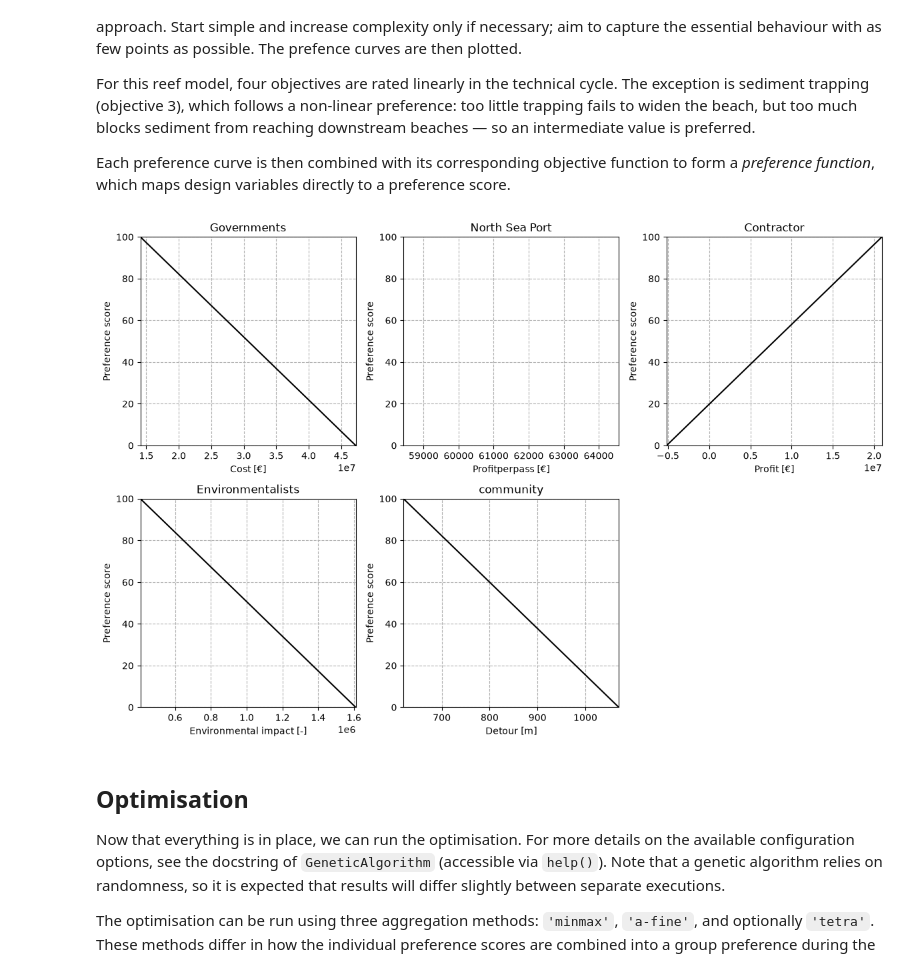
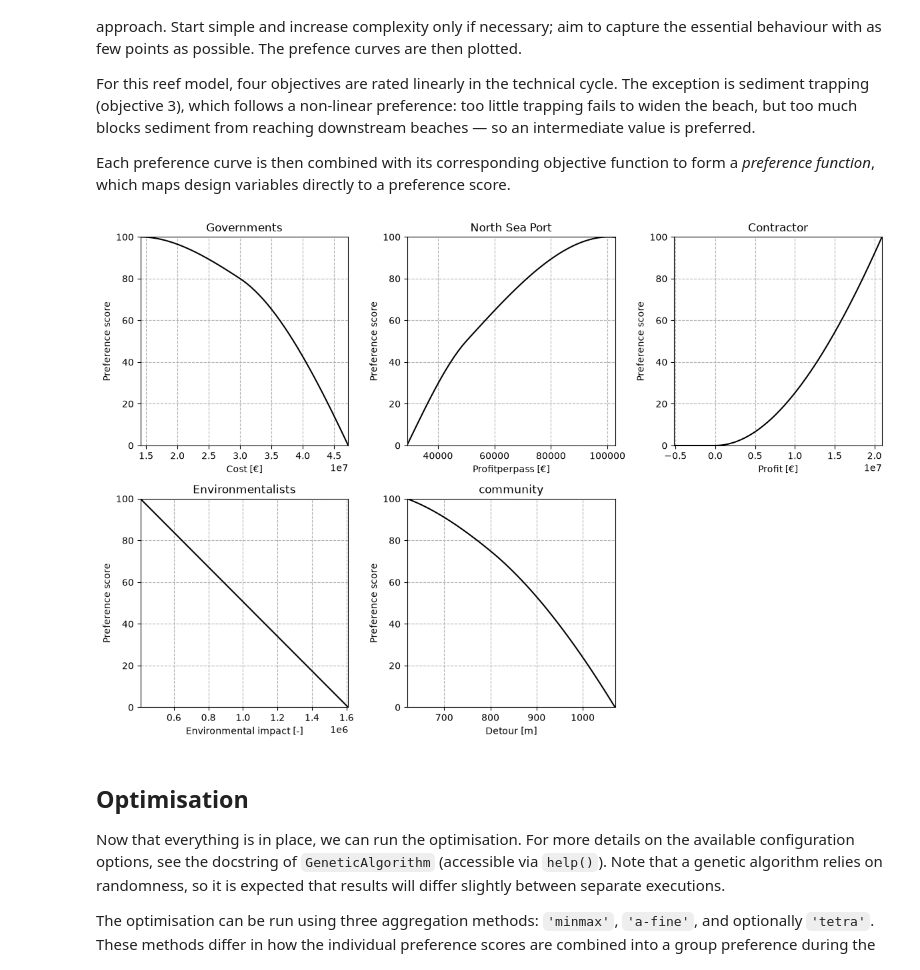
Before and after one commit to wvandenwildenberg/MCDA-week-2, a Jupyter notebook: Civil-Engineering-Systems-Design-main/EXAMPLE_Artificial_Reef.ipynb, the cells around one changed output. Drawn from its saved outputs; the diff is of its cells as text; code cells hidden in the pictures.

```diff
--- a/Civil-Engineering-Systems-Design-main/EXAMPLE_Artificial_Reef.ipynb
+++ b/Civil-Engineering-Systems-Design-main/EXAMPLE_Artificial_Reef.ipynb
@@ -261,9 +272,9 @@ In this model, all weights are initialised equally ($w_i = \frac{1}{5} = 0.2$) f
 # Weights per stakeholder — must sum to 1. Before game all weights were set equal.
 #                   cost   ride  sed   safe  econ
 weights_before =    [0.20, 0.20, 0.20, 0.20, 0.20]
-weights_after =     [0.30, 0.15, 0.20, 0.20, 0.15]
+weights_after =     [0.40, 0.15, 0.30, 0.05, 0.1]
 
-weights = weights_before  # set to which weight to use
+weights = weights_after  # set to which weight to use
 
 # Verify the weights sum to 1 (within numerical tolerance)
 assert np.isclose(sum(weights), 1.0), f"Weights must sum to 1, got {sum(weights)}"
@@ -279,17 +290,17 @@ For this reef model, four objectives are rated linearly in the technical cycle.
 Each preference curve is then combined with its corresponding objective function to form a *preference function*, which maps design variables directly to a preference score.
 # %%
 # Define preferences
-prefs_before = [[[14100000, 47250000],             [100, 0]],          # preference cost
-                [[0, 100000],                      [0, 100]],          # preference ride length
-                [[-5166000, 20943750],    [0, 100]],   # preference sediment trapping
-                [[406000, 1610000],                      [100, 0]],          # preference safety
-                [[620, 1070],                [100, 0]]]          # preference economic growth
+prefs_before = [[[14100000, 30000000, 47250000],             [100, 80, 0]],          # preference cost
+                [[29000, 50000, 100000],                      [0, 50, 100]],          # preference profit port
+                [[-5166000, 0, 20943750],    [0, 0, 100]],   #profit contractors
+                [[406000, 1610000],                      [100, 0]],          #
+                [[620, 800, 1070],                [100, 75, 0]]]          # preference economic growth
 
-pref_after = [[[150000, 2000000, 4250000],      [100, 80, 0]],
+prefs_after = [[[14100000, 30000000, 4250000],      [100, 80, 0]],
                 [[8, 120, 350],                 [0, 60, 100]],
-                [[0, 80000, 150000, 375000],    [0, 100, 50, 0]],
-                [[2, 9.5],                      [100, 0]],
-                [[12500000, 250000000],                [0, 100]]]
+                [[-5166000, 0, 20943750],    [0, 0, 100]],
+                [[406000, 1610000],                      [100, 0]],
+                [[620, 800, 1070],                [100, 65, 0]]]
 
 prefs = prefs_before  # set to which preferences to use
 
@@ -342,34 +353,34 @@ def pref_func_4(x1, x2, x3):
     safe = Contractor(x1, x2, x3)
     return pchip_interpolate(prefs[3][0], prefs[3][1], safe)
 
 def pref_func_5(x1, x2, x3):
     econ = Detour(x1, x2, x3)
     return pchip_interpolate(prefs[4][0], prefs[4][1], econ)
 
 pref_funcs = [pref_func_1, pref_func_2, pref_func_3, pref_func_4, pref_func_5]  # list of preference functions for easier handling
 
 
 def objective(variables):
     """
     Objective function that is fed to the GA. Calles the separate preference functions that are declared above.
 
     :param variables: array with design variable values per member of the population. Can be split by using array
     slicing
     :return: 1D-array with aggregated preference scores for the members of the population.
     """
     x1 = variables[:, 0]
     x2 = variables[:, 1]
     x3 = variables[:, 2]
     # calculate the preference scores
     p_1 = pref_func_1(x1, x2, x3)
     p_2 = pref_func_2(x1, x2, x3)
     p_3 = pref_func_3(x1, x2, x3)
     p_4 = pref_func_4(x1, x2, x3)
     p_5 = pref_func_5(x1, x2, x3)
 
     return weights, [p_1, p_2, p_3, p_4, p_5]
 # %% [output]
-[figure, old version]
+[figure, new version]
 # %% [markdown]
 ## Optimisation
 
```
Also changed, not shown: parts of 5 cells of this notebook, 2 other files.
